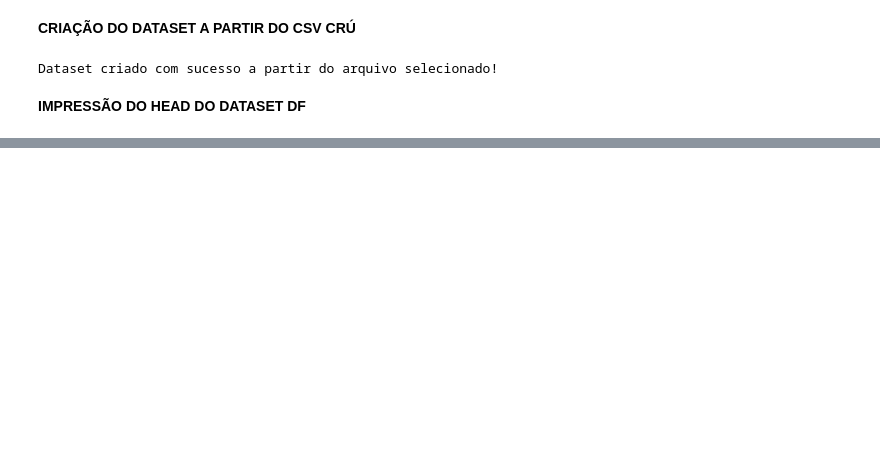
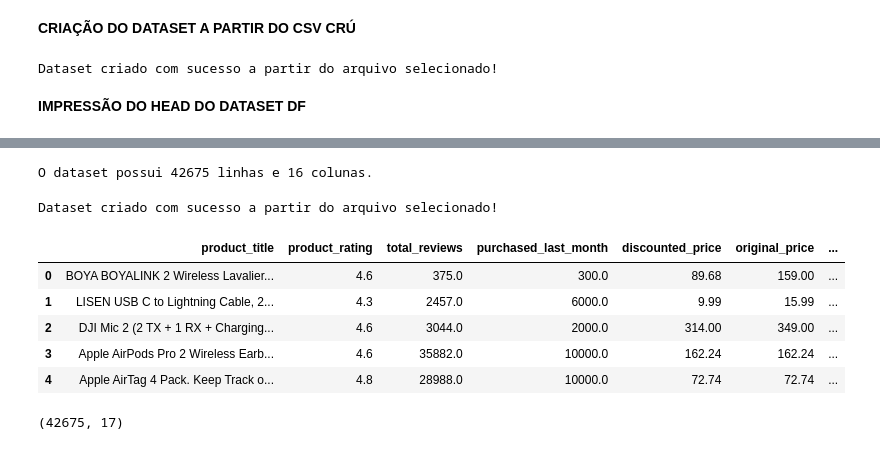
Before and after one commit to canasep/mackprojeto2, a Jupyter notebook: codes/PROJETO_APLICADO_2.ipynb, the cells around one changed output, grey strips where cells are left out. Drawn from its saved outputs; the diff is of its cells as text; code cells hidden in the pictures; blank space fills up the shorter version.

```diff
--- a/codes/PROJETO_APLICADO_2.ipynb
+++ b/codes/PROJETO_APLICADO_2.ipynb
@@ -53,0 +78,34 @@ df.head()
+# %%
+# CONTAR LINHAS E COLUNAS DO DATASET
+num_rows, num_cols = df.shape
+
+print(f"O dataset possui {num_rows} linhas e {num_cols} colunas.")
+# %% [output]
+O dataset possui 42675 linhas e 16 colunas.
+# %%
+# IMPORTAÇÃO DO CSV E CRIAÇÃO DO DATASET
+
+### CAMINHO PARA O ARQUIVO LIMPO
+file_path2 = '/kaggle/input/amazon-products-sales-dataset-42k-items-2025/amazon_products_sales_data_cleaned.csv'
+
+### CRIAÇÃO DO DATAFRAME
+try:
+    df2 = pd.read_csv(file_path2)
+    print("Dataset criado com sucesso a partir do arquivo selecionado!")
+except Exception as e:
+    print(f"Erro ao criar o dataset: {e}")
+# %% [output]
+Dataset criado com sucesso a partir do arquivo selecionado!
+# %%
+df2.head()
+# %% [output]
+|  | product_title | product_rating | total_reviews | purchased_last_month | discounted_price | original_price | ... |
+| 0 | BOYA BOYALINK 2 Wireless Lavalier... | 4.6 | 375.0 | 300.0 | 89.68 | 159.00 | ... |
+| 1 | LISEN USB C to Lightning Cable, 2... | 4.3 | 2457.0 | 6000.0 | 9.99 | 15.99 | ... |
+| 2 | DJI Mic 2 (2 TX + 1 RX + Charging... | 4.6 | 3044.0 | 2000.0 | 314.00 | 349.00 | ... |
+| 3 | Apple AirPods Pro 2 Wireless Earb... | 4.6 | 35882.0 | 10000.0 | 162.24 | 162.24 | ... |
+| 4 | Apple AirTag 4 Pack. Keep Track o... | 4.8 | 28988.0 | 10000.0 | 72.74 | 72.74 | ... |
+# %%
+df2.shape
+# %% [output]
+(42675, 17)
```
Also changed, not shown: parts of 4 cells of this notebook.
